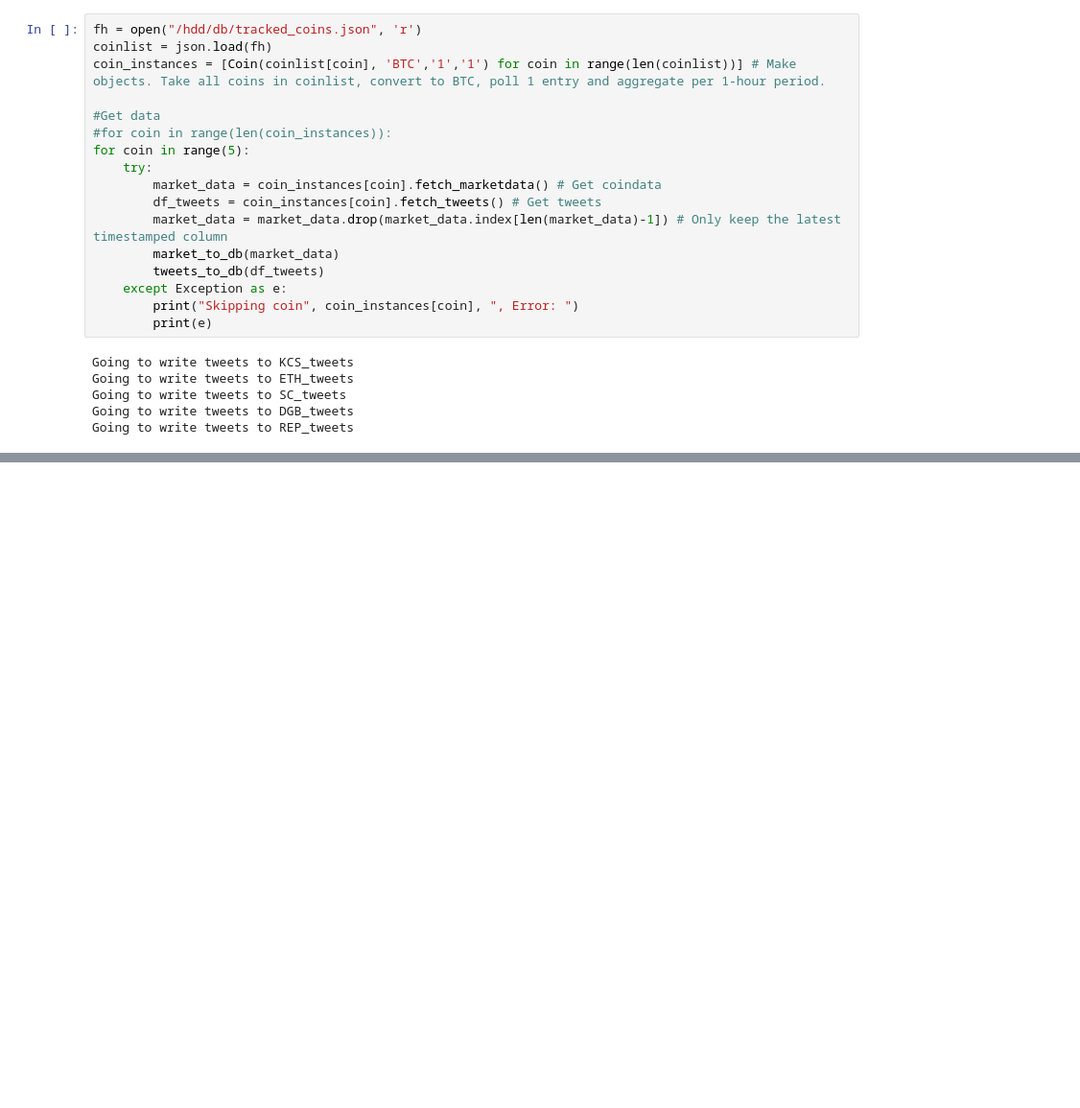
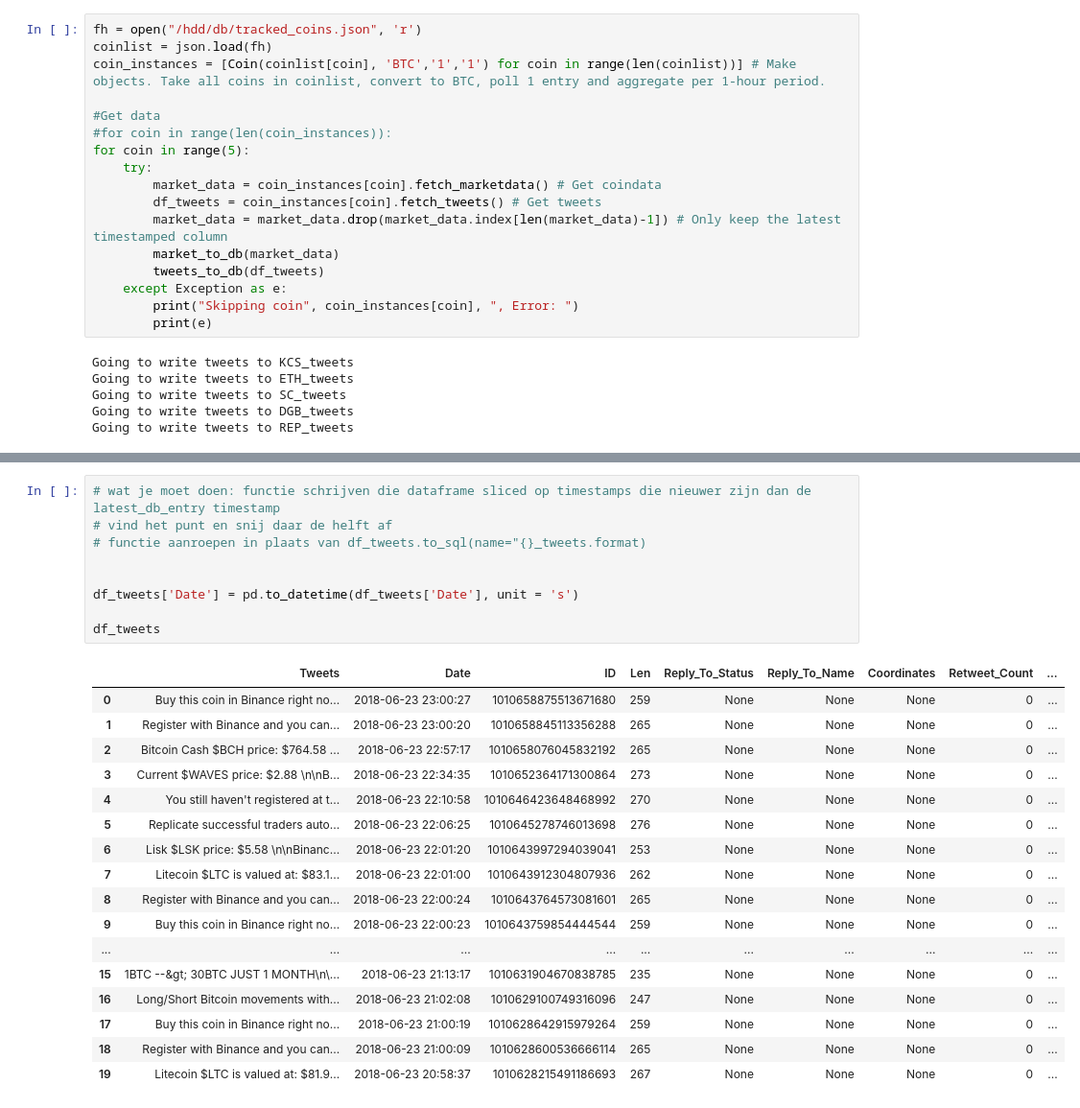
Before and after one commit to boazvetter/althawk, a Jupyter notebook: Worker.ipynb, the cells around one changed output, grey strips where cells are left out. Shown at 96% size. Drawn from its saved outputs; the diff is of its cells as text; blank space fills up the shorter version.

```diff
--- a/Worker.ipynb
+++ b/Worker.ipynb
@@ -159,0 +242,27 @@ df_tweets['Tweets'].iloc[4]
+# %%
+# wat je moet doen: functie schrijven die dataframe sliced op timestamps die nieuwer zijn dan de latest_db_entry timestamp
+# vind het punt en snij daar de helft af
+# functie aanroepen in plaats van df_tweets.to_sql(name="{}_tweets.format)
+
+
+df_tweets['Date'] = pd.to_datetime(df_tweets['Date'], unit = 's')
+
+df_tweets
+# %% [output]
+|  | Tweets | Date | ID | Len | Reply_To_Status | Reply_To_Name | Coordinates | Retweet_Count | ... |
+| 0 | Buy this coin in Binance right no... | 2018-06-23 23:00:27 | 1010658875513671680 | 259 | None | None | None | 0 | ... |
+| 1 | Register with Binance and you can... | 2018-06-23 23:00:20 | 1010658845113356288 | 265 | None | None | None | 0 | ... |
+| 2 | Bitcoin Cash $BCH price: $764.58 ... | 2018-06-23 22:57:17 | 1010658076045832192 | 265 | None | None | None | 0 | ... |
+| 3 | Current $WAVES price: $2.88 \n\nB... | 2018-06-23 22:34:35 | 1010652364171300864 | 273 | None | None | None | 0 | ... |
+| 4 | You still haven't registered at t... | 2018-06-23 22:10:58 | 1010646423648468992 | 270 | None | None | None | 0 | ... |
+| 5 | Replicate successful traders auto... | 2018-06-23 22:06:25 | 1010645278746013698 | 276 | None | None | None | 0 | ... |
+| 6 | Lisk $LSK price: $5.58 \n\nBinanc... | 2018-06-23 22:01:20 | 1010643997294039041 | 253 | None | None | None | 0 | ... |
+| 7 | Litecoin $LTC is valued at: $83.1... | 2018-06-23 22:01:00 | 1010643912304807936 | 262 | None | None | None | 0 | ... |
+| 8 | Register with Binance and you can... | 2018-06-23 22:00:24 | 1010643764573081601 | 265 | None | None | None | 0 | ... |
+| 9 | Buy this coin in Binance right no... | 2018-06-23 22:00:23 | 1010643759854444544 | 259 | None | None | None | 0 | ... |
+| ... | ... | ... | ... | ... | ... | ... | ... | ... | ... |
+| 15 | 1BTC --&gt; 30BTC JUST 1 MONTH\n\... | 2018-06-23 21:13:17 | 1010631904670838785 | 235 | None | None | None | 0 | ... |
+| 16 | Long/Short Bitcoin movements with... | 2018-06-23 21:02:08 | 1010629100749316096 | 247 | None | None | None | 0 | ... |
+| 17 | Buy this coin in Binance right no... | 2018-06-23 21:00:19 | 1010628642915979264 | 259 | None | None | None | 0 | ... |
+| 18 | Register with Binance and you can... | 2018-06-23 21:00:09 | 1010628600536666114 | 265 | None | None | None | 0 | ... |
+| 19 | Litecoin $LTC is valued at: $81.9... | 2018-06-23 20:58:37 | 1010628215491186693 | 267 | None | None | None | 0 | ... |
```
Also changed, not shown: parts of 11 cells of this notebook.
